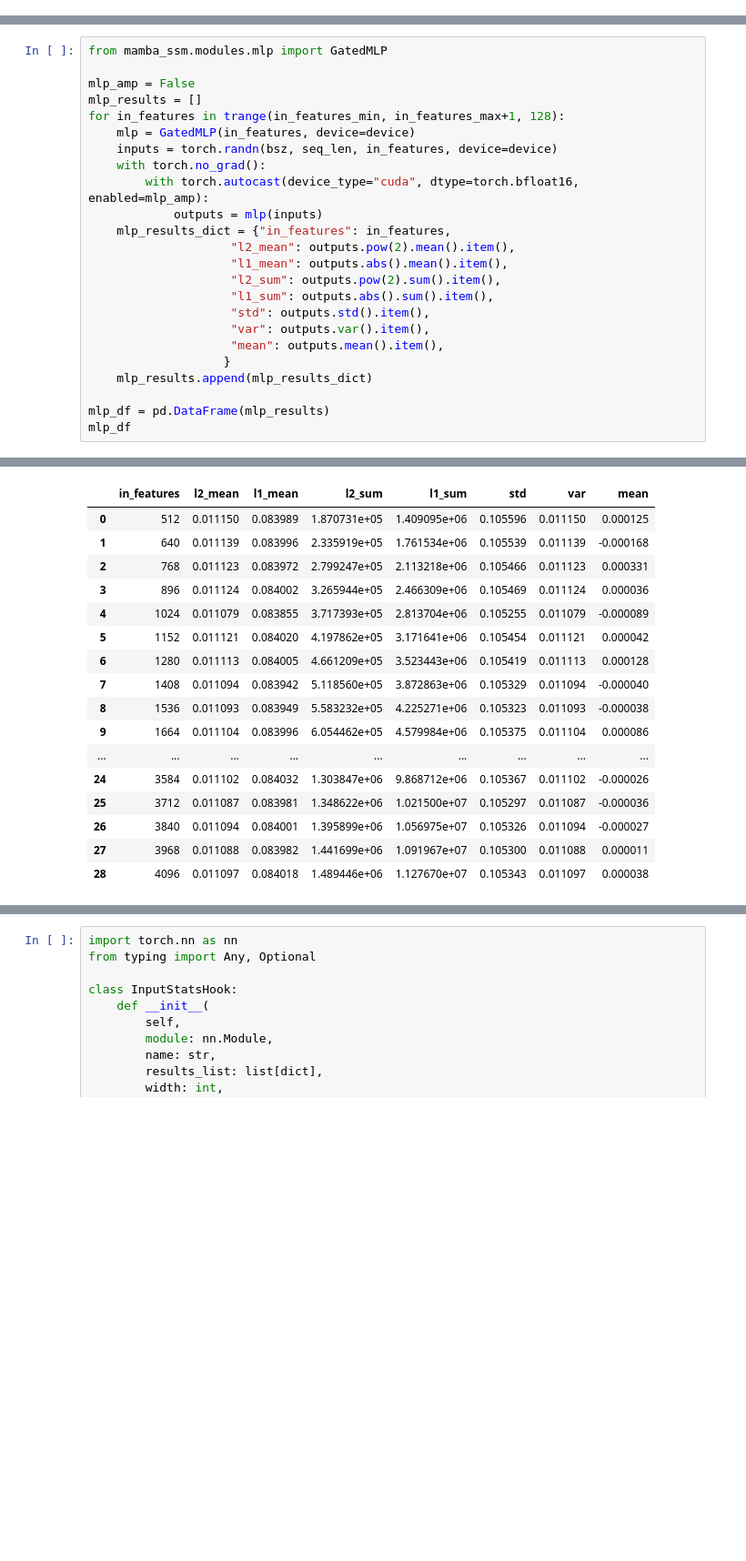
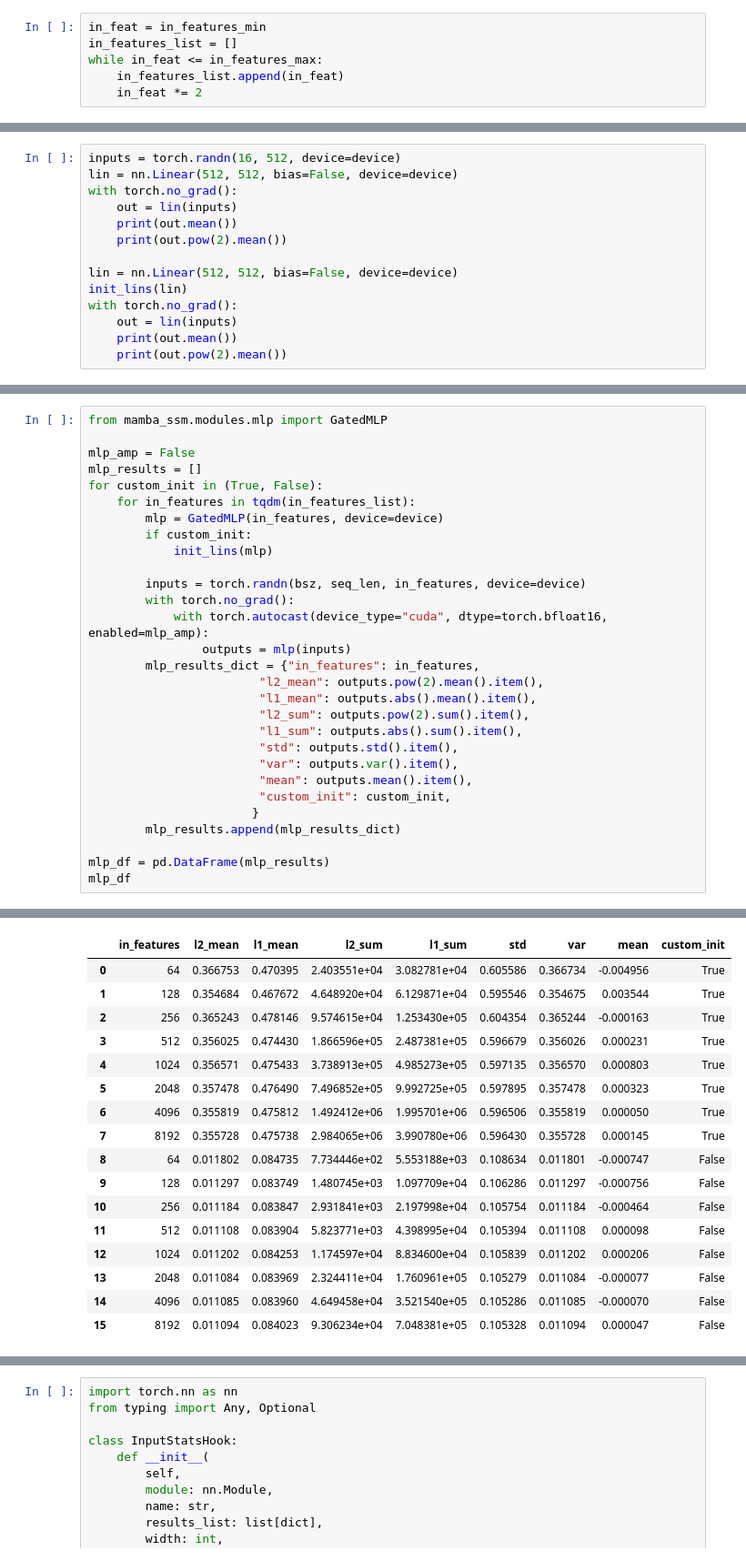
Before and after one commit to garrett361/fms-fsdp, a Jupyter notebook: fms_fsdp/mup/notebooks/scaling.ipynb, the cells around one changed output, grey strips where cells are left out. Shown: that part at 91% size. Saved outputs shown, nothing was run; the diff lists cells and outputs as text; blank space fills up the shorter version.

```diff
--- a/fms_fsdp/mup/notebooks/scaling.ipynb
+++ b/fms_fsdp/mup/notebooks/scaling.ipynb
@@ -13 +15,7 @@ bsz=8
 device="cuda"
+# %%
+in_feat = in_features_min
+in_features_list = []
+while in_feat <= in_features_max:
+    in_features_list.append(in_feat)
+    in_feat *= 2
@@ -13,0 +48,14 @@ device="cuda"
+# %%
+inputs = torch.randn(16, 512, device=device)
+lin = nn.Linear(512, 512, bias=False, device=device)
+with torch.no_grad():
+    out = lin(inputs)
+    print(out.mean())
+    print(out.pow(2).mean())
+
+lin = nn.Linear(512, 512, bias=False, device=device)
+init_lins(lin)
+with torch.no_grad():
+    out = lin(inputs)
+    print(out.mean())
+    print(out.pow(2).mean())
@@ -16,22 +70,27 @@ from mamba_ssm.modules.mlp import GatedMLP
 
 mlp_amp = False
 mlp_results = []
-for in_features in trange(in_features_min, in_features_max+1, 128):
-    mlp = GatedMLP(in_features, device=device)
-    inputs = torch.randn(bsz, seq_len, in_features, device=device)
-    with torch.no_grad():
-        with torch.autocast(device_type="cuda", dtype=torch.bfloat16, enabled=mlp_amp):
-            outputs = mlp(inputs)
-    mlp_results_dict = {"in_features": in_features,
-                    "l2_mean": outputs.pow(2).mean().item(),
-                    "l1_mean": outputs.abs().mean().item(),
-                    "l2_sum": outputs.pow(2).sum().item(),
-                    "l1_sum": outputs.abs().sum().item(),
-                    "std": outputs.std().item(),
-                    "var": outputs.var().item(),
-                    "mean": outputs.mean().item(),
-                   }
-    mlp_results.append(mlp_results_dict)
+for custom_init in (True, False):
+    for in_features in tqdm(in_features_list):
+        mlp = GatedMLP(in_features, device=device)
+        if custom_init:
+            init_lins(mlp)
+
+        inputs = torch.randn(bsz, seq_len, in_features, device=device)
+        with torch.no_grad():
+            with torch.autocast(device_type="cuda", dtype=torch.bfloat16, enabled=mlp_amp):
+                outputs = mlp(inputs)
+        mlp_results_dict = {"in_features": in_features,
+                        "l2_mean": outputs.pow(2).mean().item(),
+                        "l1_mean": outputs.abs().mean().item(),
+                        "l2_sum": outputs.pow(2).sum().item(),
+                        "l1_sum": outputs.abs().sum().item(),
+                        "std": outputs.std().item(),
+                        "var": outputs.var().item(),
+                        "mean": outputs.mean().item(),
+                        "custom_init": custom_init,
+                       }
+        mlp_results.append(mlp_results_dict)
 
 mlp_df = pd.DataFrame(mlp_results)
 mlp_df
@@ -39,18 +114,18 @@ mlp_df
-|  | in_features | l2_mean | l1_mean | l2_sum | l1_sum | std | var | mean |
-| 0 | 512 | 0.011150 | 0.083989 | 1.870731e+05 | 1.409095e+06 | 0.105596 | 0.011150 | 0.000125 |
-| 1 | 640 | 0.011139 | 0.083996 | 2.335919e+05 | 1.761534e+06 | 0.105539 | 0.011139 | -0.000168 |
-| 2 | 768 | 0.011123 | 0.083972 | 2.799247e+05 | 2.113218e+06 | 0.105466 | 0.011123 | 0.000331 |
-| 3 | 896 | 0.011124 | 0.084002 | 3.265944e+05 | 2.466309e+06 | 0.105469 | 0.011124 | 0.000036 |
-| 4 | 1024 | 0.011079 | 0.083855 | 3.717393e+05 | 2.813704e+06 | 0.105255 | 0.011079 | -0.000089 |
-| 5 | 1152 | 0.011121 | 0.084020 | 4.197862e+05 | 3.171641e+06 | 0.105454 | 0.011121 | 0.000042 |
-| 6 | 1280 | 0.011113 | 0.084005 | 4.661209e+05 | 3.523443e+06 | 0.105419 | 0.011113 | 0.000128 |
-| 7 | 1408 | 0.011094 | 0.083942 | 5.118560e+05 | 3.872863e+06 | 0.105329 | 0.011094 | -0.000040 |
-| 8 | 1536 | 0.011093 | 0.083949 | 5.583232e+05 | 4.225271e+06 | 0.105323 | 0.011093 | -0.000038 |
-| 9 | 1664 | 0.011104 | 0.083996 | 6.054462e+05 | 4.579984e+06 | 0.105375 | 0.011104 | 0.000086 |
-| ... | ... | ... | ... | ... | ... | ... | ... | ... |
-| 24 | 3584 | 0.011102 | 0.084032 | 1.303847e+06 | 9.868712e+06 | 0.105367 | 0.011102 | -0.000026 |
-| 25 | 3712 | 0.011087 | 0.083981 | 1.348622e+06 | 1.021500e+07 | 0.105297 | 0.011087 | -0.000036 |
-| 26 | 3840 | 0.011094 | 0.084001 | 1.395899e+06 | 1.056975e+07 | 0.105326 | 0.011094 | -0.000027 |
-| 27 | 3968 | 0.011088 | 0.083982 | 1.441699e+06 | 1.091967e+07 | 0.105300 | 0.011088 | 0.000011 |
-| 28 | 4096 | 0.011097 | 0.084018 | 1.489446e+06 | 1.127670e+07 | 0.105343 | 0.011097 | 0.000038 |
+|  | in_features | l2_mean | l1_mean | l2_sum | l1_sum | std | var | mean | custom_init |
+| 0 | 64 | 0.366753 | 0.470395 | 2.403551e+04 | 3.082781e+04 | 0.605586 | 0.366734 | -0.004956 | True |
+| 1 | 128 | 0.354684 | 0.467672 | 4.648920e+04 | 6.129871e+04 | 0.595546 | 0.354675 | 0.003544 | True |
+| 2 | 256 | 0.365243 | 0.478146 | 9.574615e+04 | 1.253430e+05 | 0.604354 | 0.365244 | -0.000163 | True |
+| 3 | 512 | 0.356025 | 0.474430 | 1.866596e+05 | 2.487381e+05 | 0.596679 | 0.356026 | 0.000231 | True |
+| 4 | 1024 | 0.356571 | 0.475433 | 3.738913e+05 | 4.985273e+05 | 0.597135 | 0.356570 | 0.000803 | True |
+| 5 | 2048 | 0.357478 | 0.476490 | 7.496852e+05 | 9.992725e+05 | 0.597895 | 0.357478 | 0.000323 | True |
+| 6 | 4096 | 0.355819 | 0.475812 | 1.492412e+06 | 1.995701e+06 | 0.596506 | 0.355819 | 0.000050 | True |
+| 7 | 8192 | 0.355728 | 0.475738 | 2.984065e+06 | 3.990780e+06 | 0.596430 | 0.355728 | 0.000145 | True |
+| 8 | 64 | 0.011802 | 0.084735 | 7.734446e+02 | 5.553188e+03 | 0.108634 | 0.011801 | -0.000747 | False |
+| 9 | 128 | 0.011297 | 0.083749 | 1.480745e+03 | 1.097709e+04 | 0.106286 | 0.011297 | -0.000756 | False |
+| 10 | 256 | 0.011184 | 0.083847 | 2.931841e+03 | 2.197998e+04 | 0.105754 | 0.011184 | -0.000464 | False |
+| 11 | 512 | 0.011108 | 0.083904 | 5.823771e+03 | 4.398995e+04 | 0.105394 | 0.011108 | 0.000098 | False |
+| 12 | 1024 | 0.011202 | 0.084253 | 1.174597e+04 | 8.834600e+04 | 0.105839 | 0.011202 | 0.000206 | False |
+| 13 | 2048 | 0.011084 | 0.083969 | 2.324411e+04 | 1.760961e+05 | 0.105279 | 0.011084 | -0.000077 | False |
+| 14 | 4096 | 0.011085 | 0.083960 | 4.649458e+04 | 3.521540e+05 | 0.105286 | 0.011085 | -0.000070 | False |
+| 15 | 8192 | 0.011094 | 0.084023 | 9.306234e+04 | 7.048381e+05 | 0.105328 | 0.011094 | 0.000047 | False |
 # %%
```
Also changed, not shown: parts of 9 cells of this notebook, 17 other files.
